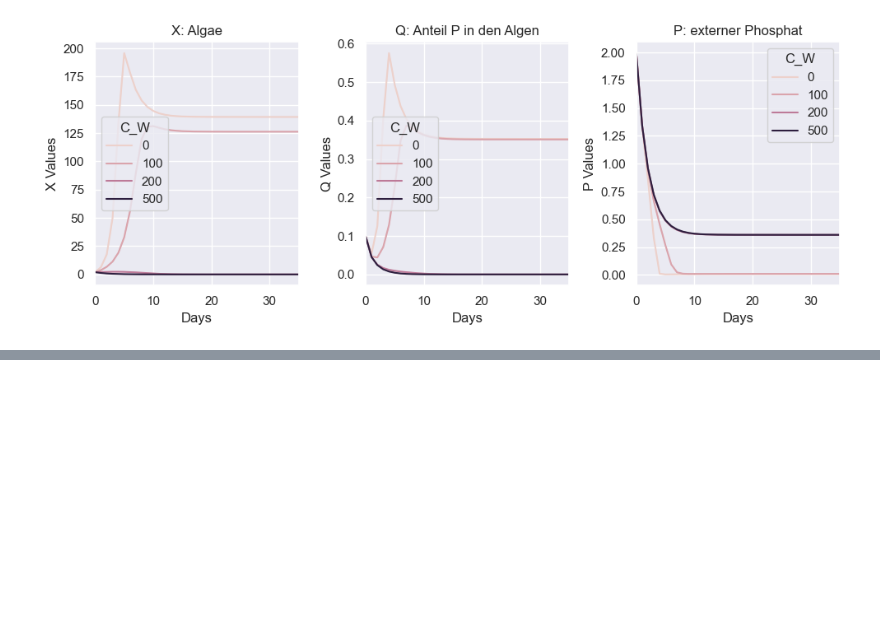
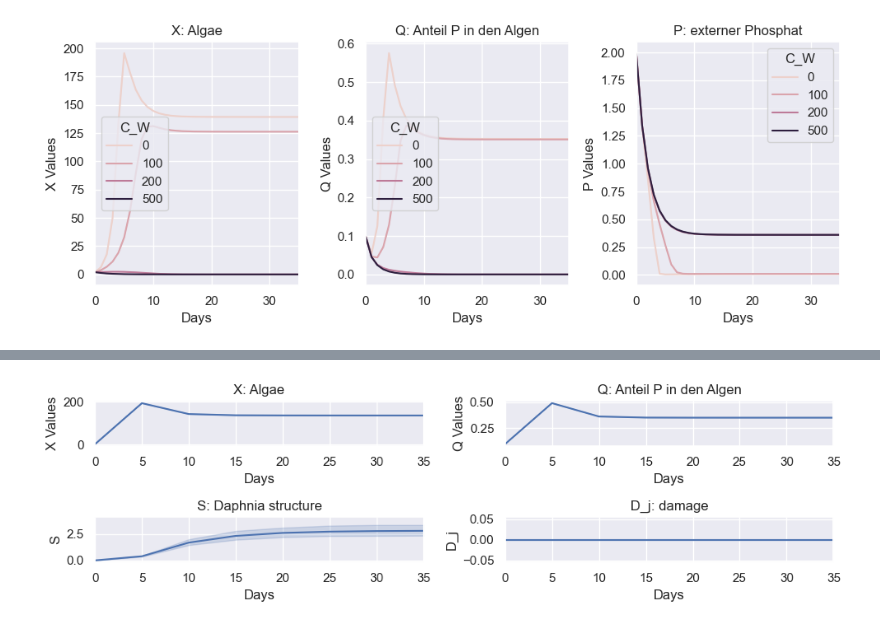
Before and after one commit to Valentin-Schwarz/mempyDEB, a Jupyter notebook: mempyDEB/DEBIBM/algea_model.ipynb, the cells around one changed output, grey strips where cells are left out. Drawn from its saved outputs; the diff is of its cells as text; code cells hidden in the pictures; blank space fills up the shorter version.

Commit message:
tests on plots

```diff
--- a/mempyDEB/DEBIBM/algea_model.ipynb
+++ b/mempyDEB/DEBIBM/algea_model.ipynb
@@ -118,0 +122,8 @@ plt.show()
+# %%
+p_ad = deepcopy(defaultparams_DEBIBM)
+p_ad.glb['N_0']= 5
+p_ad.glb['data_collection_interval']=5 #in order to track shorter tie intervalls
+# %%
+sim_ad = simulate_DEBIBM(p_ad) # runs the baseline model (a variant of DEBkiss)
+mout_ad, aout_ad = sim_ad
+aout_ad.head(5) #see results
@@ -118,0 +138,42 @@ plt.show()
+# %%
+N0_vals = [5,10,15]
+
+
+# Set up the subplots
+fig, ax = plt.subplots(ncols=2, nrows=2, figsize=(10, 3))
+
+# Configuration for the first row
+plot_configs = [
+    {'data': mout_ad, 'x': 't_day', 'y': 'X', 'title': 'X: Algae', 'ylabel': 'X Values'},
+    {'data': mout_ad, 'x': 't_day', 'y': 'Q', 'title': 'Q: Anteil P in den Algen', 'ylabel': 'Q Values'}
+]
+
+# Configuration for the second row
+second_row_configs = [
+    {'data': aout_ad, 'x': 't_day', 'y': 'S', 'title': 'S: Daphnia structure', 'ylabel': 'S'},
+    {'data': aout_ad, 'x': 't_day', 'y': 'D_j', 'title': 'D_j: damage', 'ylabel': 'D_j'},
+]
+
+
+# Iterate over the first row
+for i, config in enumerate(plot_configs):
+    sns.lineplot(data=config['data'], x=config['x'], y=config['y'], ax=ax[0, i])
+    ax[0, i].set_title(config['title'])
+    ax[0, i].set_xlabel('Days')
+    ax[0, i].set_ylabel(config['ylabel'])
+    ax[0, i].set_xlim(0, 35)
+
+
+# Iterate over the second row
+for i, config in enumerate(second_row_configs):
+    sns.lineplot(data=config['data'], x=config['x'], y=config['y'], ax=ax[1, i])
+    ax[1, i].set_title(config['title'])
+    ax[1, i].set_xlabel('Days')
+    ax[1, i].set_ylabel(config['ylabel'])
+    ax[1, i].set_xlim(0, 35)
+
+# Adjust layout and show
+plt.tight_layout()
+plt.show()
+# %% [output]
+[figure, added]
```
Also changed, not shown: parts of 5 cells of this notebook, 3 other files.
